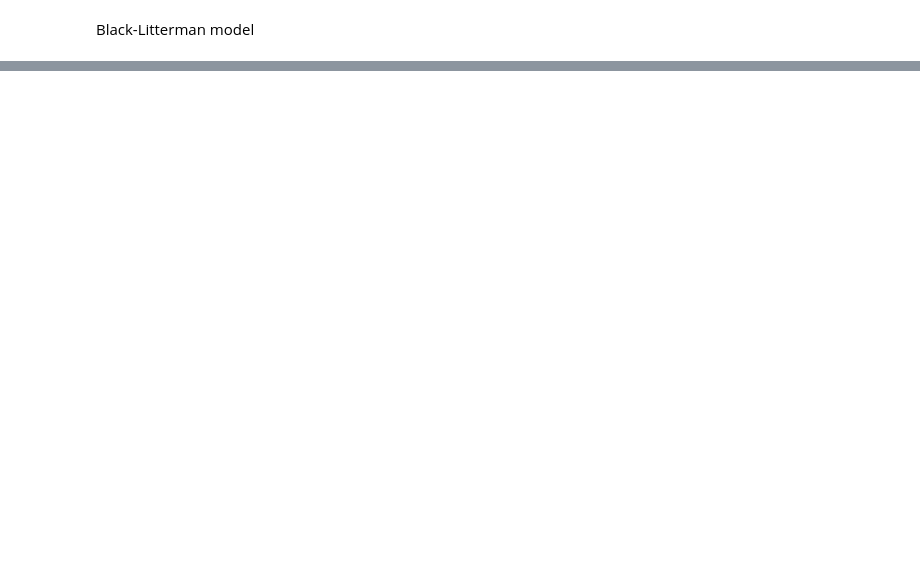
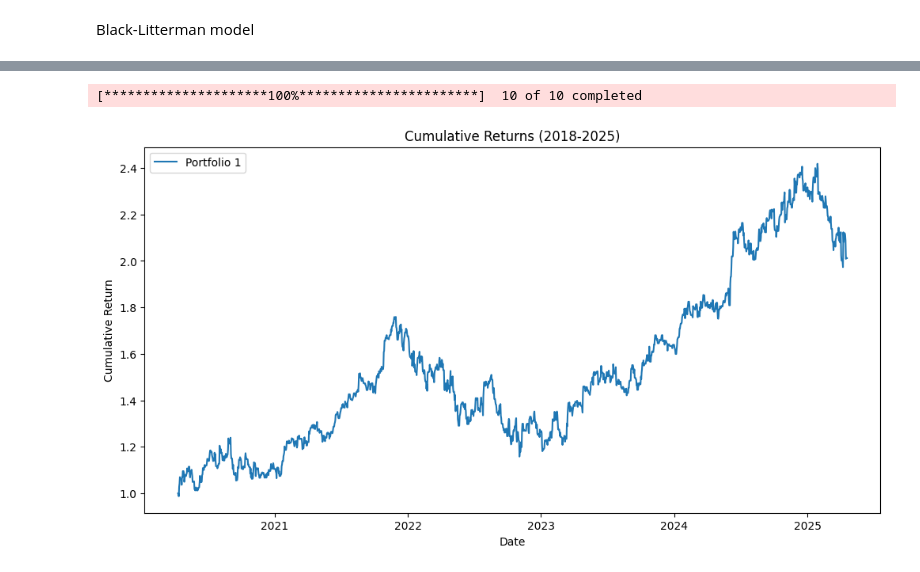
Before and after one commit to darthice/Financial-Engineering-Capstone-Project, a Jupyter notebook: main.ipynb, the cells around one changed output, grey strips where cells are left out. Cells and saved outputs as stored; diff of their text form; code cells hidden in the pictures; blank space fills up the shorter version.

Commit message:
Add files via upload
integrated forecast with views, and visualize portfolio

```diff
--- a/main.ipynb
+++ b/main.ipynb
@@ -264,0 +373,48 @@ array([[ 1.48351265e-02, -4.59906494e-02, -1.48701586e-02,
+# %%
+# Define the portfolios
+portfolio1 = [    'BTC-USD',
+    'SOL-USD',
+    'ETH-USD',
+    'MSFT.MX',
+    'GOOG',
+    'WMT.MX',
+    'XOM',
+    'AZN.L',
+    'PG.MX',
+    'KIM']
+
+# Download historical data from Yahoo Finance
+start_date = '2018-01-01'
+end_date = '2025-04-20'
+period = '1d'
+portfolios = {'Portfolio 1': portfolio1}
+
+# Fetch weekly adjusted close prices
+weekly_data = {}
+for name, tickers in portfolios.items():
+    data = yf.download(tickers, start=start_date, end=end_date, interval=period)['Close']
+    weekly_data[name] = data
+
+
+prices_portfolio1 = weekly_data['Portfolio 1']
+
+returns_portfolio1 = (prices_portfolio1.pct_change().dropna() * pd.Series(weights1)).sum(axis=1)
+# %% [output]
+[*********************100%***********************]  10 of 10 completed
+# %%
+# Calculate cumulative returns for each portfolio
+cumulative_returns_weighted = {}
+cumulative_returns_weighted['Portfolio 1'] = (1 + returns_portfolio1).cumprod()
+
+
+# Plot cumulative returns with manual weights
+plt.figure(figsize=(12, 6))
+for name, cumulative_return in cumulative_returns_weighted.items():
+    plt.plot(cumulative_return, label=name)
+plt.title('Cumulative Returns (2018-2025)')
+plt.xlabel('Date')
+plt.ylabel('Cumulative Return')
+plt.legend()
+plt.show()
+# %% [output]
+[figure, added]
```
Also changed, not shown: parts of 7 cells of this notebook.
